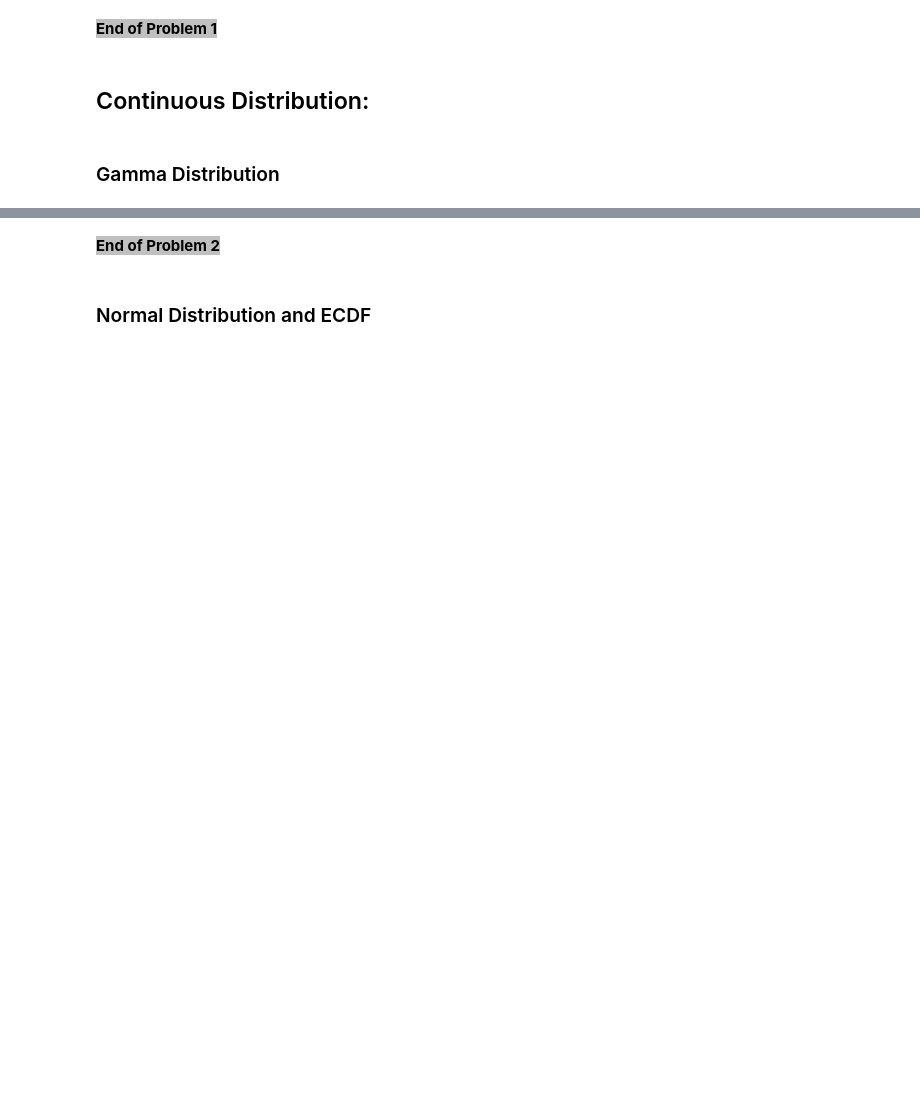
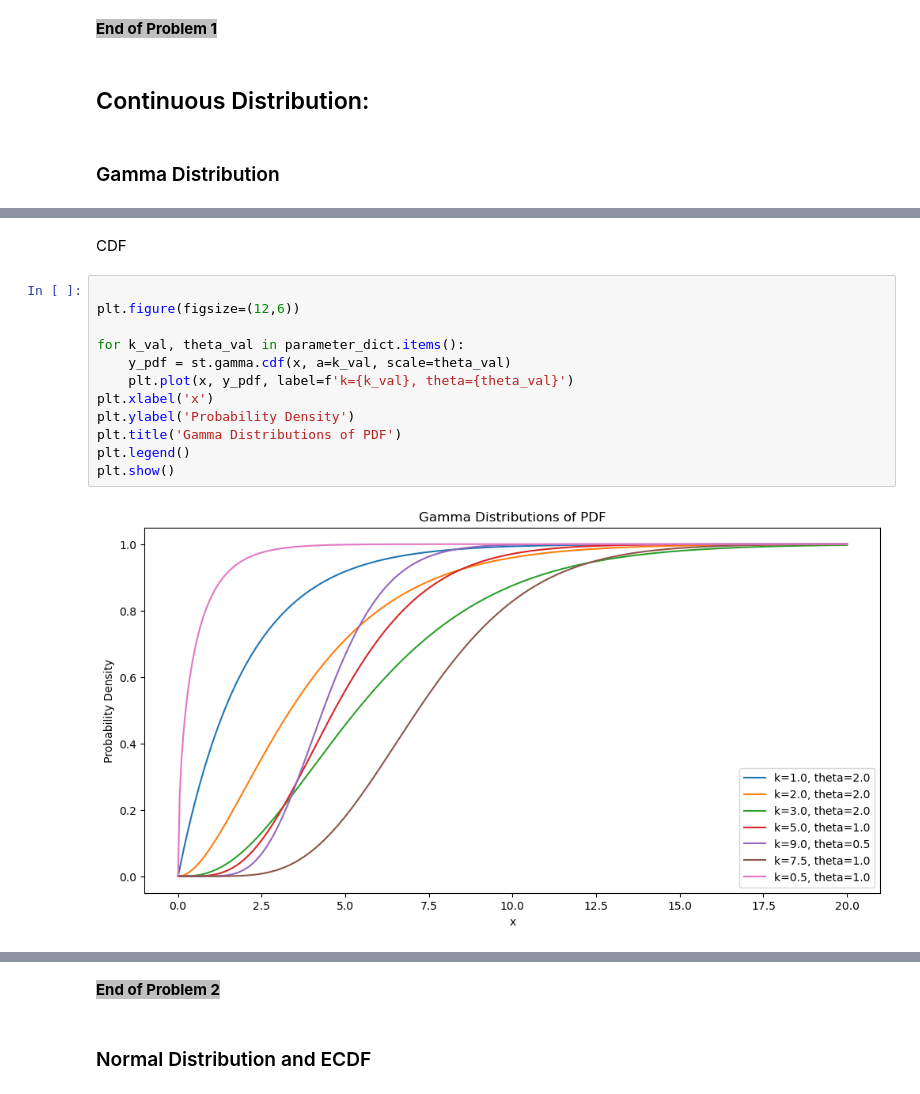
Before and after one commit to Everloom-129/ECE314_Probability_Lab, a Jupyter notebook: Lab 4/Lab 4.ipynb, the cells around one changed output, grey strips where cells are left out. Saved outputs shown, nothing was run; the diff lists cells and outputs as text; blank space fills up the shorter version.

```diff
--- a/Lab 4/Lab 4.ipynb
+++ b/Lab 4/Lab 4.ipynb
@@ -80,0 +191,16 @@ __Answer:__ (Your answer here)
+# %% [markdown]
+CDF
+# %%
+
+plt.figure(figsize=(12,6))
+
+for k_val, theta_val in parameter_dict.items():
+    y_pdf = st.gamma.cdf(x, a=k_val, scale=theta_val)
+    plt.plot(x, y_pdf, label=f'k={k_val}, theta={theta_val}')
+plt.xlabel('x')
+plt.ylabel('Probability Density')
+plt.title('Gamma Distributions of PDF')
+plt.legend()
+plt.show()
+# %% [output]
+[figure, added]
```
Also changed, not shown: parts of 18 cells of this notebook.
